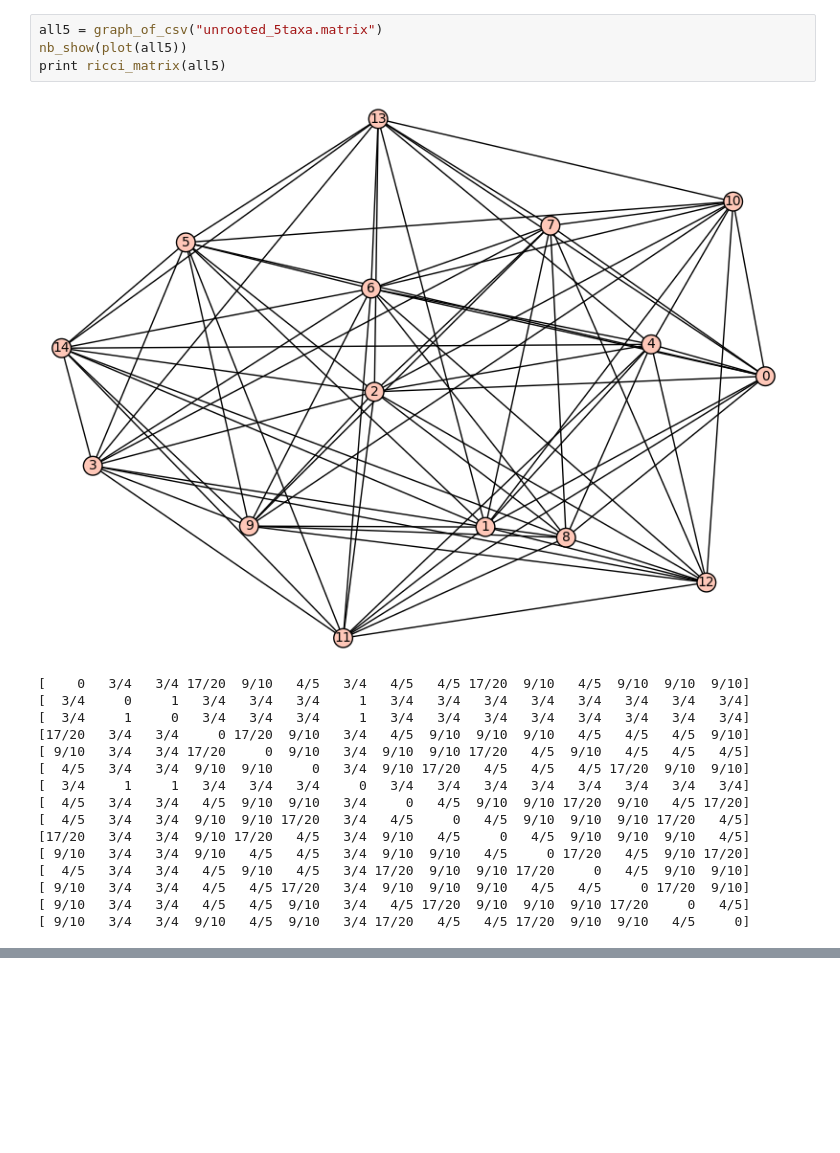
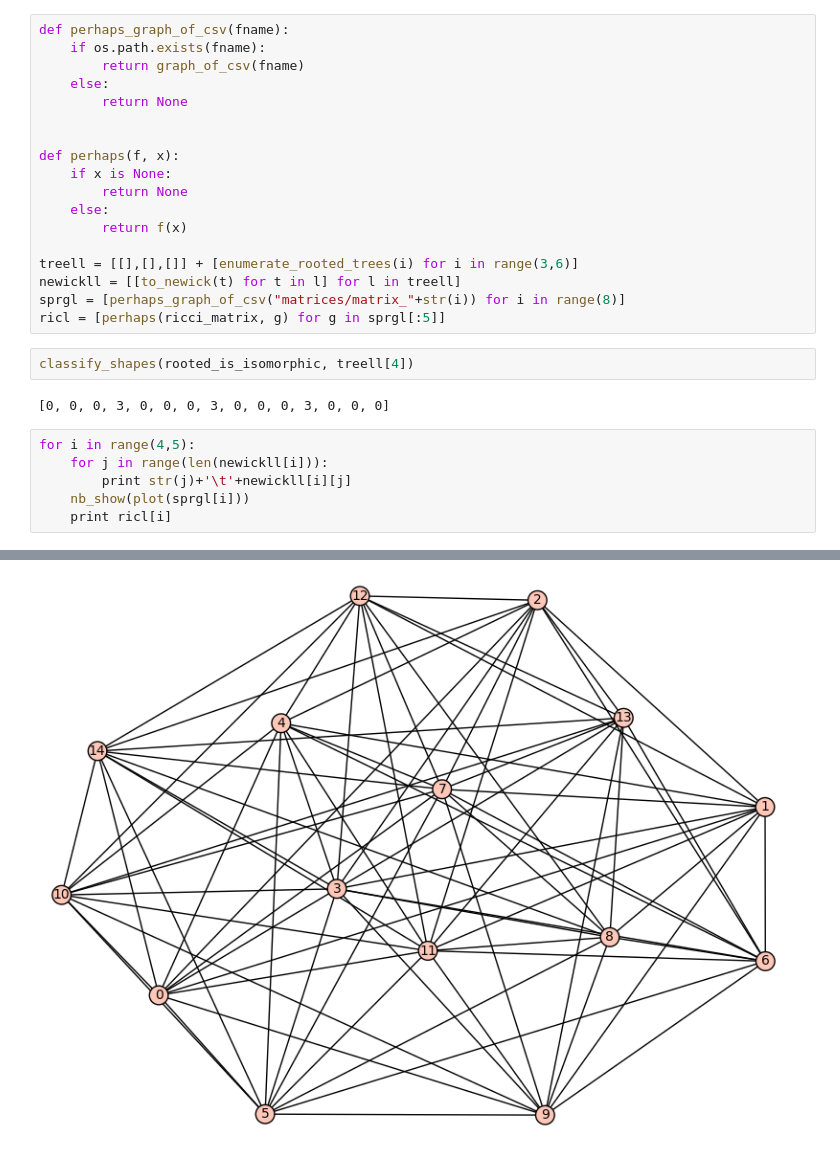
Before and after one commit to matsengrp/curvature, a Jupyter notebook: spr-curvature.ipynb, the cells around one changed output, grey strips where cells are left out. Cells and saved outputs as stored; diff of their text form; blank space fills up the shorter version.

Commit message:
Matrices and rooted equiv classes.

```diff
--- a/spr-curvature.ipynb
+++ b/spr-curvature.ipynb
@@ -5,24 +6,32 @@ load("../gricci/nb-fun.py")
 
 def graph_of_csv(fname):
     return Graph(matrix_of_csv(fname))
-# %%
-all5 = graph_of_csv("unrooted_5taxa.matrix")
-nb_show(plot(all5))
-print ricci_matrix(all5)
-# %% [output]
-[figure, removed]
-[    0   3/4   3/4 17/20  9/10   4/5   3/4   4/5   4/5 17/20  9/10   4/5  9/10  9/10  9/10]
-[  3/4     0     1   3/4   3/4   3/4     1   3/4   3/4   3/4   3/4   3/4   3/4   3/4   3/4]
-[  3/4     1     0   3/4   3/4   3/4     1   3/4   3/4   3/4   3/4   3/4   3/4   3/4   3/4]
-[17/20   3/4   3/4     0 17/20  9/10   3/4   4/5  9/10  9/10  9/10   4/5   4/5   4/5  9/10]
-[ 9/10   3/4   3/4 17/20     0  9/10   3/4  9/10  9/10 17/20   4/5  9/10   4/5   4/5   4/5]
-[  4/5   3/4   3/4  9/10  9/10     0   3/4  9/10 17/20   4/5   4/5   4/5 17/20  9/10  9/10]
-[  3/4     1     1   3/4   3/4   3/4     0   3/4   3/4   3/4   3/4   3/4   3/4   3/4   3/4]
-[  4/5   3/4   3/4   4/5  9/10  9/10   3/4     0   4/5  9/10  9/10 17/20  9/10   4/5 17/20]
-[  4/5   3/4   3/4  9/10  9/10 17/20   3/4   4/5     0   4/5  9/10  9/10  9/10 17/20   4/5]
-[17/20   3/4   3/4  9/10 17/20   4/5   3/4  9/10   4/5     0   4/5  9/10  9/10  9/10   4/5]
-[ 9/10   3/4   3/4  9/10   4/5   4/5   3/4  9/10  9/10   4/5     0 17/20   4/5  9/10 17/20]
-[  4/5   3/4   3/4   4/5  9/10   4/5   3/4 17/20  9/10  9/10 17/20     0   4/5  9/10  9/10]
-[ 9/10   3/4   3/4   4/5   4/5 17/20   3/4  9/10  9/10  9/10   4/5   4/5     0 17/20  9/10]
-[ 9/10   3/4   3/4   4/5   4/5  9/10   3/4   4/5 17/20  9/10  9/10  9/10 17/20     0   4/5]
-[ 9/10   3/4   3/4  9/10   4/5  9/10   3/4 17/20   4/5   4/5 17/20  9/10  9/10   4/5     0]
+# %%
+def perhaps_graph_of_csv(fname):
+    if os.path.exists(fname):
+        return graph_of_csv(fname)
+    else:
+        return None
+
+
+def perhaps(f, x):
+    if x is None:
+        return None
+    else:
+        return f(x)
+
+treell = [[],[],[]] + [enumerate_rooted_trees(i) for i in range(3,6)]
+newickll = [[to_newick(t) for t in l] for l in treell]
+sprgl = [perhaps_graph_of_csv("matrices/matrix_"+str(i)) for i in range(8)]
+ricl = [perhaps(ricci_matrix, g) for g in sprgl[:5]]
+# %%
+classify_shapes(rooted_is_isomorphic, treell[4])
+# %% [output]
+[0, 0, 0, 3, 0, 0, 0, 3, 0, 0, 0, 3, 0, 0, 0]
+# %%
+for i in range(4,5):
+    for j in range(len(newickll[i])):
+        print str(j)+'\t'+newickll[i][j]
+    nb_show(plot(sprgl[i]))
+    print ricl[i]
+# %% [output]
@@ -28,0 +53 @@ print ricci_matrix(all5)
+[figure, added]
```
Also changed, not shown: parts of 2 cells of this notebook, 5 other files.
